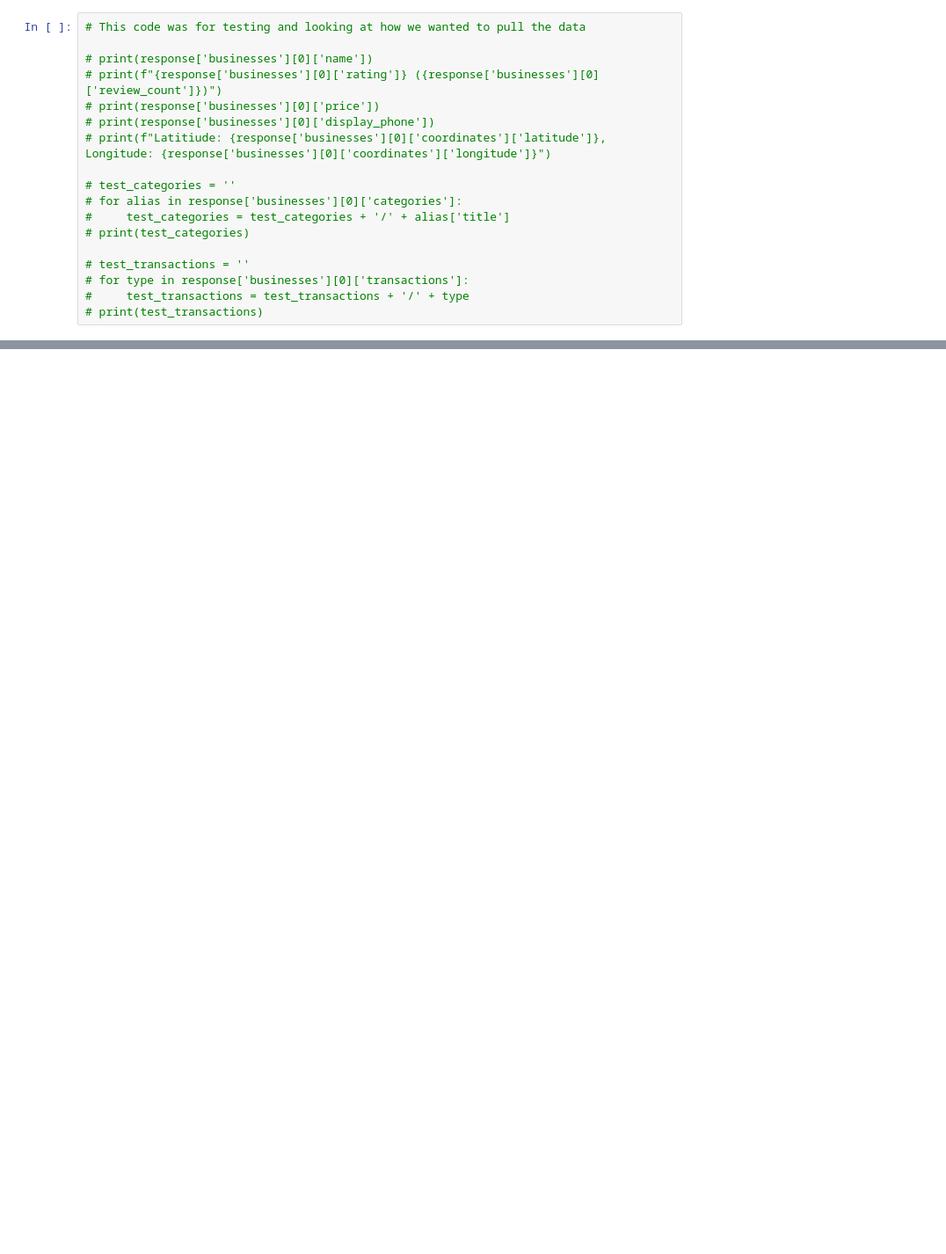
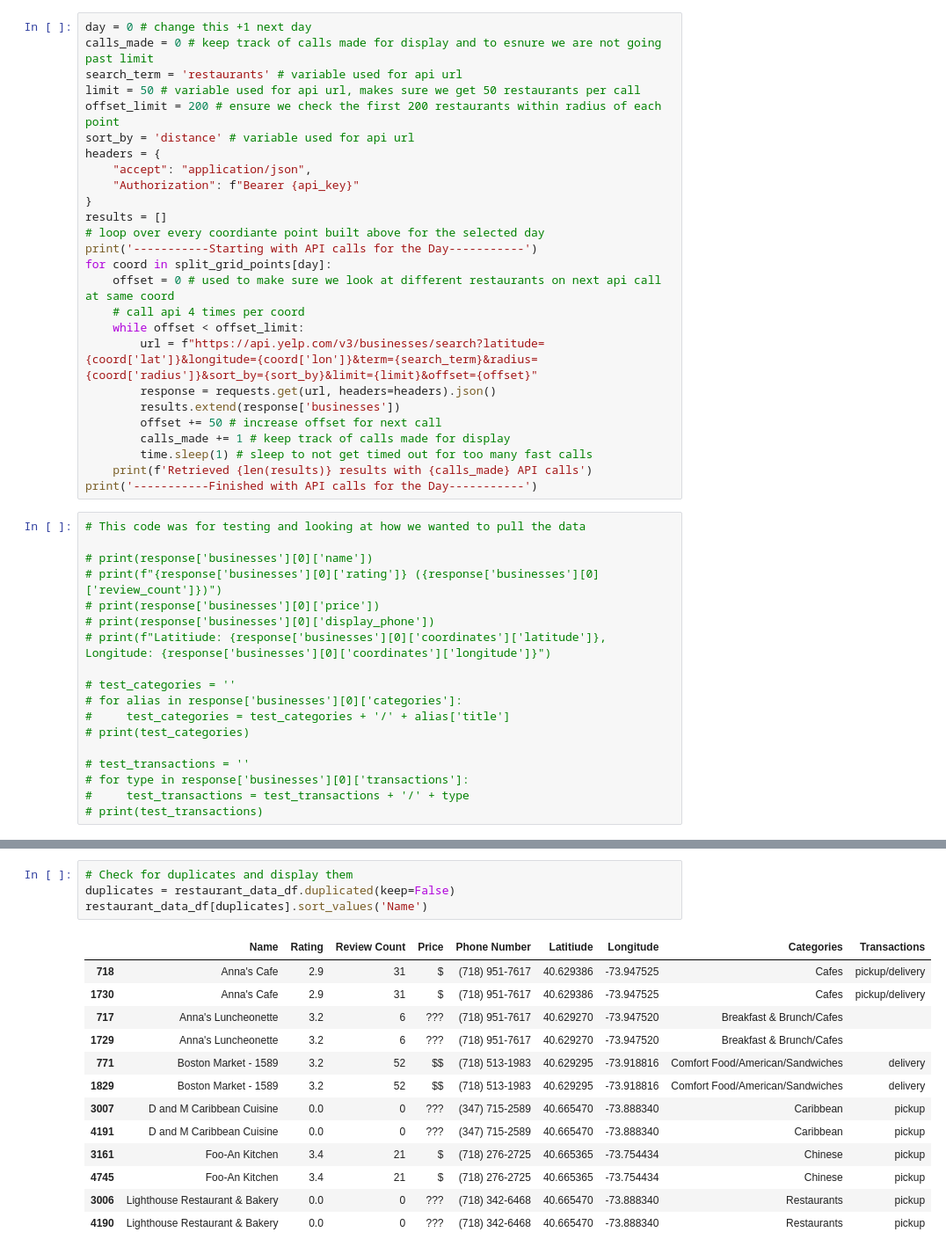
Before and after one commit to YannisPapa/Project-3, a Jupyter notebook: Project-3.ipynb, the cells around one changed output, grey strips where cells are left out. Shown at 88% size. Cells and saved outputs as stored; diff of their text form; blank space fills up the shorter version.

Commit message:
Reset commits and added restaurant csv and notebook

```diff
--- a/Project-3.ipynb
+++ b/Project-3.ipynb
@@ -51,3 +100,29 @@ HTTPError: 400 Client Error: Bad Request for url: https://api.yelp.com/v3/busine
+# %%
+day = 0 # change this +1 next day
+calls_made = 0 # keep track of calls made for display and to esnure we are not going past limit
+search_term = 'restaurants' # variable used for api url
+limit = 50 # variable used for api url, makes sure we get 50 restaurants per call
+offset_limit = 200 # ensure we check the first 200 restaurants within radius of each point
+sort_by = 'distance' # variable used for api url
+headers = {
+    "accept": "application/json",
+    "Authorization": f"Bearer {api_key}"
+}
+results = []
+# loop over every coordiante point built above for the selected day
+print('-----------Starting with API calls for the Day-----------')
+for coord in split_grid_points[day]:
+    offset = 0 # used to make sure we look at different restaurants on next api call at same coord
+    # call api 4 times per coord
+    while offset < offset_limit:
+        url = f"https://api.yelp.com/v3/businesses/search?latitude={coord['lat']}&longitude={coord['lon']}&term={search_term}&radius={coord['radius']}&sort_by={sort_by}&limit={limit}&offset={offset}"
+        response = requests.get(url, headers=headers).json()
+        results.extend(response['businesses'])
+        offset += 50 # increase offset for next call
+        calls_made += 1 # keep track of calls made for display
+        time.sleep(1) # sleep to not get timed out for too many fast calls
+    print(f'Retrieved {len(results)} results with {calls_made} API calls')
+print('-----------Finished with API calls for the Day-----------')
 # %%
 # This code was for testing and looking at how we wanted to pull the data
 
@@ -114,0 +206,18 @@ restaurant_data_df.to_csv("data/restaurant_data.csv",mode='a',header=False)
+# %%
+# Check for duplicates and display them
+duplicates = restaurant_data_df.duplicated(keep=False)
+restaurant_data_df[duplicates].sort_values('Name')
+# %% [output]
+|  | Name | Rating | Review Count | Price | Phone Number | Latitiude | Longitude | Categories | Transactions |
+| 718 | Anna's Cafe | 2.9 | 31 | $ | (718) 951-7617 | 40.629386 | -73.947525 | Cafes | pickup/delivery |
+| 1730 | Anna's Cafe | 2.9 | 31 | $ | (718) 951-7617 | 40.629386 | -73.947525 | Cafes | pickup/delivery |
+| 717 | Anna's Luncheonette | 3.2 | 6 | ??? | (718) 951-7617 | 40.629270 | -73.947520 | Breakfast & Brunch/Cafes |  |
+| 1729 | Anna's Luncheonette | 3.2 | 6 | ??? | (718) 951-7617 | 40.629270 | -73.947520 | Breakfast & Brunch/Cafes |  |
+| 771 | Boston Market - 1589 | 3.2 | 52 | $$ | (718) 513-1983 | 40.629295 | -73.918816 | Comfort Food/American/Sandwiches | delivery |
+| 1829 | Boston Market - 1589 | 3.2 | 52 | $$ | (718) 513-1983 | 40.629295 | -73.918816 | Comfort Food/American/Sandwiches | delivery |
+| 3007 | D and M Caribbean Cuisine | 0.0 | 0 | ??? | (347) 715-2589 | 40.665470 | -73.888340 | Caribbean | pickup |
+| 4191 | D and M Caribbean Cuisine | 0.0 | 0 | ??? | (347) 715-2589 | 40.665470 | -73.888340 | Caribbean | pickup |
+| 3161 | Foo-An Kitchen | 3.4 | 21 | $ | (718) 276-2725 | 40.665365 | -73.754434 | Chinese | pickup |
+| 4745 | Foo-An Kitchen | 3.4 | 21 | $ | (718) 276-2725 | 40.665365 | -73.754434 | Chinese | pickup |
+| 3006 | Lighthouse Restaurant & Bakery | 0.0 | 0 | ??? | (718) 342-6468 | 40.665470 | -73.888340 | Restaurants | pickup |
+| 4190 | Lighthouse Restaurant & Bakery | 0.0 | 0 | ??? | (718) 342-6468 | 40.665470 | -73.888340 | Restaurants | pickup |
```
Also changed, not shown: parts of 9 cells of this notebook, 2 other files.
